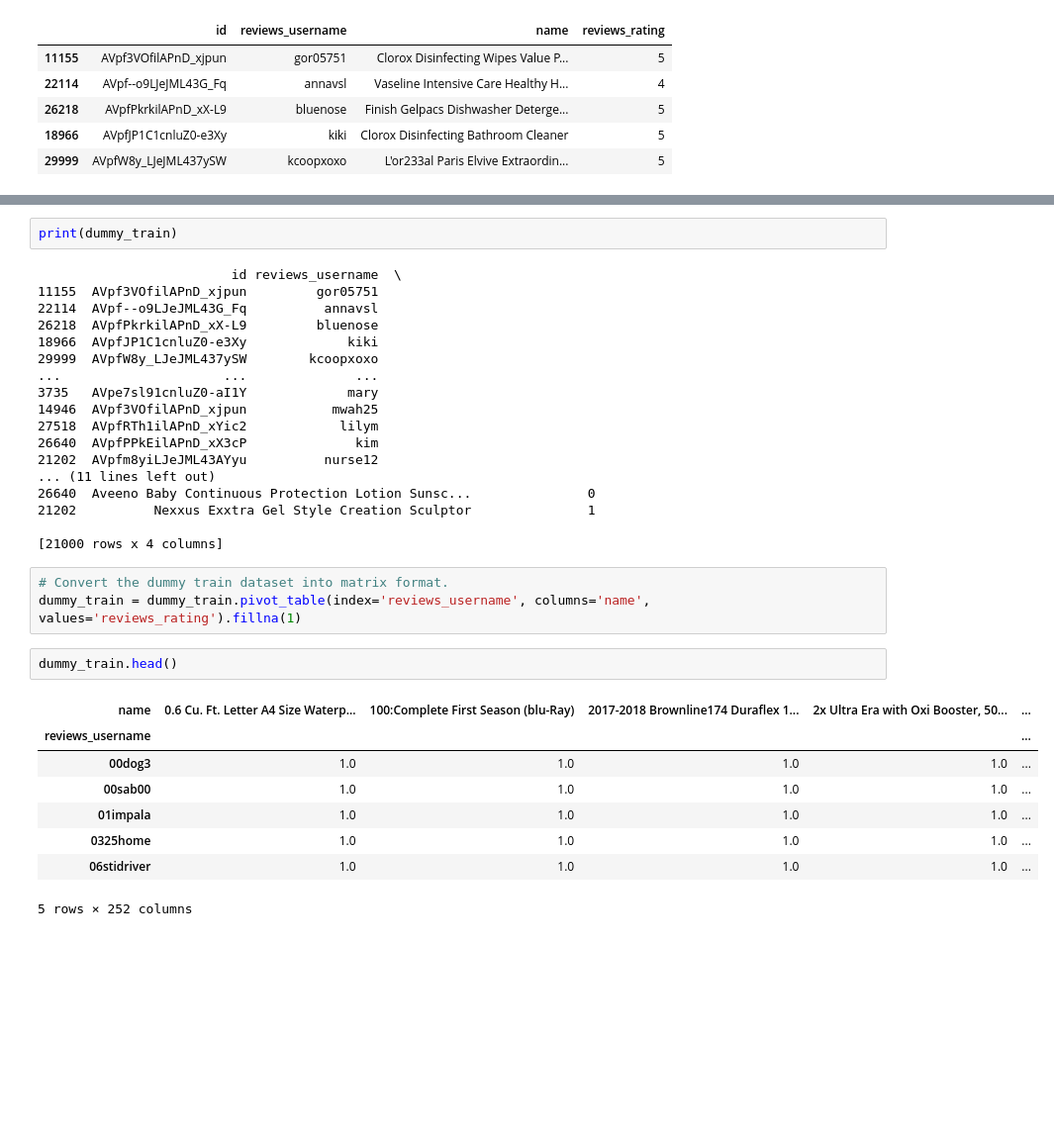
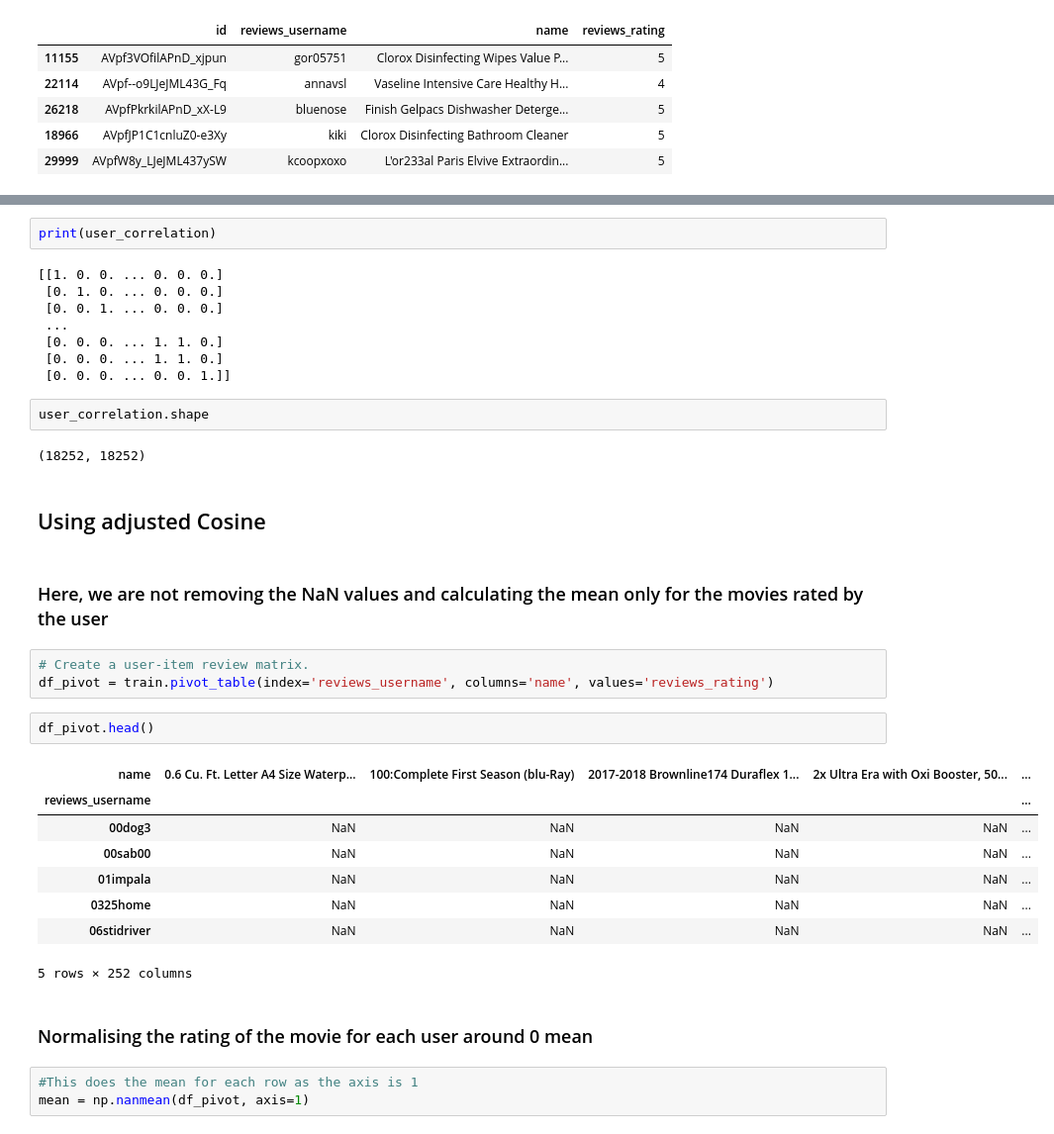
Before and after one commit to Kumaraguru-Muthuraj/_AIML_Code, a Jupyter notebook: _PythonNotebooks/_Course8_Recommendation_System/SentimentBasedRecommendationSystemV1.ipynb, the cells around one changed output, grey strips where cells are left out. Shown at 99% size. Cells and saved outputs as stored; diff of their text form; blank space fills up the shorter version.

```diff
--- a/_PythonNotebooks/_Course8_Recommendation_System/SentimentBasedRecommendationSystemV1.ipynb
+++ b/_PythonNotebooks/_Course8_Recommendation_System/SentimentBasedRecommendationSystemV1.ipynb
@@ -412,34 +499,37 @@ array([0, 1], dtype=int64)
 # %%
-print(dummy_train)
+print(user_correlation)
 # %% [output]
-                         id reviews_username  \
-11155  AVpf3VOfilAPnD_xjpun         gor05751
-22114  AVpf--o9LJeJML43G_Fq          annavsl
-26218  AVpfPkrkilAPnD_xX-L9         bluenose
-18966  AVpfJP1C1cnluZ0-e3Xy             kiki
-29999  AVpfW8y_LJeJML437ySW        kcoopxoxo
-...                     ...              ...
-3735   AVpe7sl91cnluZ0-aI1Y             mary
-14946  AVpf3VOfilAPnD_xjpun           mwah25
-27518  AVpfRTh1ilAPnD_xYic2            lilym
-26640  AVpfPPkEilAPnD_xX3cP              kim
-21202  AVpfm8yiLJeJML43AYyu          nurse12
-... (11 lines left out)
-26640  Aveeno Baby Continuous Protection Lotion Sunsc...               0
-21202          Nexxus Exxtra Gel Style Creation Sculptor               1
-
-[21000 rows x 4 columns]
+[[1. 0. 0. ... 0. 0. 0.]
+ [0. 1. 0. ... 0. 0. 0.]
+ [0. 0. 1. ... 0. 0. 0.]
+ ...
+ [0. 0. 0. ... 1. 1. 0.]
+ [0. 0. 0. ... 1. 1. 0.]
+ [0. 0. 0. ... 0. 0. 1.]]
+# %%
+user_correlation.shape
+# %% [output]
+(18252, 18252)
+# %% [markdown]
+## Using adjusted Cosine
+# %% [markdown]
+### Here, we are not removing the NaN values and calculating the mean only for the movies rated by the user
 # %%
-# Convert the dummy train dataset into matrix format.
-dummy_train = dummy_train.pivot_table(index='reviews_username', columns='name', values='reviews_rating').fillna(1)
+# Create a user-item review matrix.
+df_pivot = train.pivot_table(index='reviews_username', columns='name', values='reviews_rating')
 # %%
-dummy_train.head()
+df_pivot.head()
 # %% [output]
 | name | 0.6 Cu. Ft. Letter A4 Size Waterp... | 100:Complete First Season (blu-Ray) | 2017-2018 Brownline174 Duraflex 1... | 2x Ultra Era with Oxi Booster, 50... | ... |
 | reviews_username |  |  |  |  | ... |
-| 00dog3 | 1.0 | 1.0 | 1.0 | 1.0 | ... |
-| 00sab00 | 1.0 | 1.0 | 1.0 | 1.0 | ... |
-| 01impala | 1.0 | 1.0 | 1.0 | 1.0 | ... |
-| 0325home | 1.0 | 1.0 | 1.0 | 1.0 | ... |
-| 06stidriver | 1.0 | 1.0 | 1.0 | 1.0 | ... |
+| 00dog3 | NaN | NaN | NaN | NaN | ... |
+| 00sab00 | NaN | NaN | NaN | NaN | ... |
+| 01impala | NaN | NaN | NaN | NaN | ... |
+| 0325home | NaN | NaN | NaN | NaN | ... |
+| 06stidriver | NaN | NaN | NaN | NaN | ... |
 5 rows × 252 columns
+# %% [markdown]
+### Normalising the rating of the movie for each user around 0 mean
+# %%
+#This does the mean for each row as the axis is 1
+mean = np.nanmean(df_pivot, axis=1)
```
Also changed, not shown: parts of 35 cells of this notebook.
